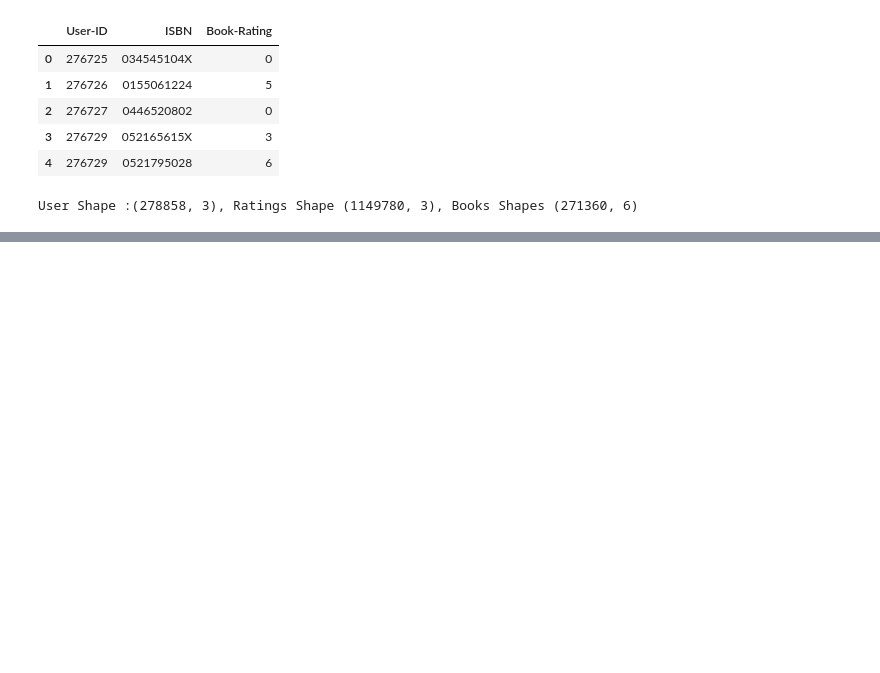
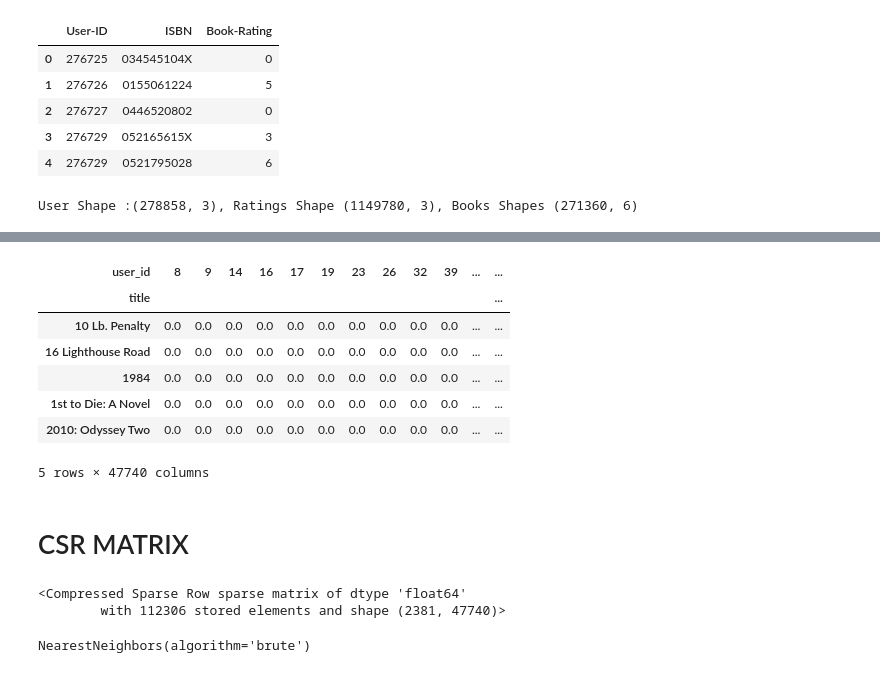
Before and after one commit to Eddythemachine/End-to-End-Books-Recommender-System-Implementation-using-Collaborative-Filtering, a Jupyter notebook: notebook/research.ipynb, the cells around one changed output, grey strips where cells are left out. Drawn from its saved outputs; the diff is of its cells as text; code cells hidden in the pictures; blank space fills up the shorter version.

```diff
--- a/notebook/research.ipynb
+++ b/notebook/research.ipynb
@@ -129,0 +355,15 @@ User Shape :(278858, 3), Ratings Shape (1149780, 3), Books Shapes (271360, 6)
+# %%
+book_pivot.fillna(0, inplace=True)
+# %%
+book_pivot.head()
+# %% [output]
+| user_id | 8 | 9 | 14 | 16 | 17 | 19 | 23 | 26 | 32 | 39 | ... | ... |
+| title |  |  |  |  |  |  |  |  |  |  |  | ... |
+| 10 Lb. Penalty | 0.0 | 0.0 | 0.0 | 0.0 | 0.0 | 0.0 | 0.0 | 0.0 | 0.0 | 0.0 | ... | ... |
+| 16 Lighthouse Road | 0.0 | 0.0 | 0.0 | 0.0 | 0.0 | 0.0 | 0.0 | 0.0 | 0.0 | 0.0 | ... | ... |
+| 1984 | 0.0 | 0.0 | 0.0 | 0.0 | 0.0 | 0.0 | 0.0 | 0.0 | 0.0 | 0.0 | ... | ... |
+| 1st to Die: A Novel | 0.0 | 0.0 | 0.0 | 0.0 | 0.0 | 0.0 | 0.0 | 0.0 | 0.0 | 0.0 | ... | ... |
+| 2010: Odyssey Two | 0.0 | 0.0 | 0.0 | 0.0 | 0.0 | 0.0 | 0.0 | 0.0 | 0.0 | 0.0 | ... | ... |
+5 rows × 47740 columns
+# %% [markdown]
+# CSR MATRIX
@@ -129,0 +372,6 @@ User Shape :(278858, 3), Ratings Shape (1149780, 3), Books Shapes (271360, 6)
+# %%
+book_sparse = csr_matrix(book_pivot)
+book_sparse
+# %% [output]
+<Compressed Sparse Row sparse matrix of dtype 'float64'
+        with 112306 stored elements and shape (2381, 47740)>
@@ -129,0 +381,4 @@ User Shape :(278858, 3), Ratings Shape (1149780, 3), Books Shapes (271360, 6)
+# %%
+model.fit(book_sparse)
+# %% [output]
+NearestNeighbors(algorithm='brute')
```
Also changed, not shown: parts of 23 cells of this notebook, 2 other files.
